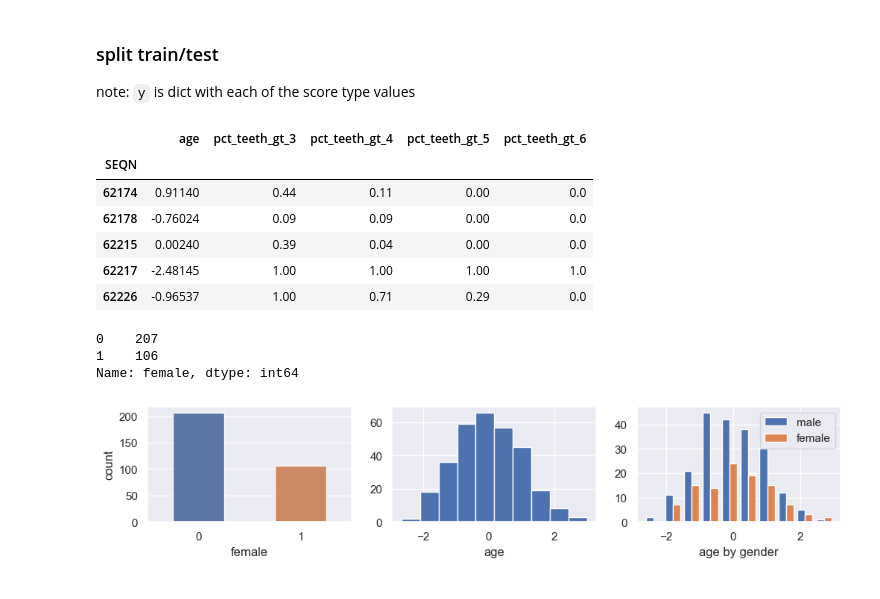
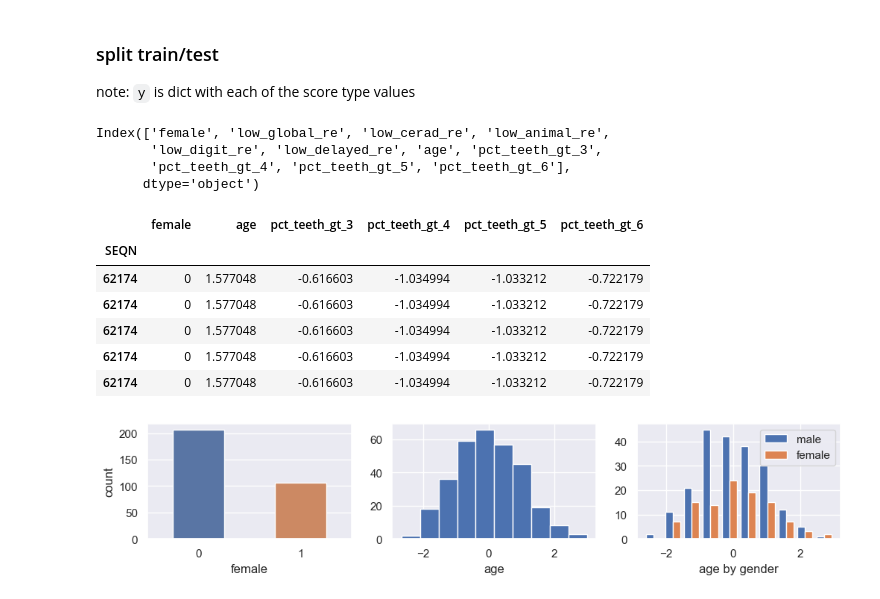
Before and after one commit to uflcod/nhanes-analysis, a Jupyter notebook: nhanes/2011_2012/scripts/cognitive_ml.ipynb, the cells around one changed output. Saved outputs shown, nothing was run; the diff lists cells and outputs as text; code cells hidden in the pictures.

```diff
--- a/nhanes/2011_2012/scripts/cognitive_ml.ipynb
+++ b/nhanes/2011_2012/scripts/cognitive_ml.ipynb
@@ -26,5 +54,3 @@ NHANES cognitive data downloaded from https://www.icpsr.umich.edu/web/about/cms/
 # %%
-demo_df = pds.read_table('../refined_data/demographics.tsv',  index_col='SEQN')
-nhanescog_df = pds.read_csv('../data/nhanescog_2011_12_CSV.csv', index_col='seqn')
-nhanescog_df.index.name = 'SEQN' # change index name for merging
-perio_df = pds.read_table('../refined_data/perio_summary.tsv', index_col='SEQN')
+adjusted_df = make_machine_learning_df(test_col=scores) # NB: the data is duplicated to reflect surview weights
+len(adjusted_df)
@@ -218,0 +69,11 @@ def plot_feature_importances(df, models):
+# %%
+# standarize train_df values
+scaler = StandardScaler() # creates z-scores
+
+# trainform data
+standardize_cols = ['age', 'pct_teeth_gt_3', 'pct_teeth_gt_4', 'pct_teeth_gt_5', 'pct_teeth_gt_6']
+scaled_data = scaler.fit_transform(adjusted_df[standardize_cols].to_numpy())
+
+# put scaled data in dataframe
+scaled_df = pds.DataFrame(scaled_data, columns=standardize_cols, index=adjusted_df.index)
+scaled_df = pds.concat([adjusted_df[['female'] + scores], scaled_df], axis=1)
@@ -243,23 +88,30 @@ scores = ['low_global_re', 'low_cerad_re', 'low_animal_re', 'low_digit_re', 'low
 # %% [markdown]
 ### split train/test
 note: `y` is dict with each of the score type values
+# %%
+scaled_df.columns
+# %% [output]
+Index(['female', 'low_global_re', 'low_cerad_re', 'low_animal_re',
+       'low_digit_re', 'low_delayed_re', 'age', 'pct_teeth_gt_3',
+       'pct_teeth_gt_4', 'pct_teeth_gt_5', 'pct_teeth_gt_6'],
+      dtype='object')
 # %%
-scores = ['low_global_re', 'low_cerad_re', 'low_animal_re', 'low_digit_re', 'low_delayed_re']
+# scores = ['low_global_re', 'low_cerad_re', 'low_animal_re', 'low_digit_re', 'low_delayed_re']
 
-train_df = merged_df.dropna()[['z_global_age', 'pct_teeth_gt_3', 'pct_teeth_gt_4', 'pct_teeth_gt_5', 'pct_teeth_gt_6']]
-train_df = train_df.rename(columns={'z_global_age': 'age'})
-
+# train_df = merged_df.dropna()[['z_global_age', 'pct_teeth_gt_3', 'pct_teeth_gt_4', 'pct_teeth_gt_5', 'pct_teeth_gt_6']]
+# train_df = train_df.rename(columns={'z_global_age': 'age'})
+X = scaled_df.drop(scores, axis=1)
 y = {
-    score: merged_df.dropna()[score].values
+    score: scaled_df[score].values
     for score in scores
 }
 # %%
-train_df.head()
+X.head()
 # %% [output]
-|  | age | pct_teeth_gt_3 | pct_teeth_gt_4 | pct_teeth_gt_5 | pct_teeth_gt_6 |
-| SEQN |  |  |  |  |  |
-| 62174 | 0.91140 | 0.44 | 0.11 | 0.00 | 0.0 |
-| 62178 | -0.76024 | 0.09 | 0.09 | 0.00 | 0.0 |
-| 62215 | 0.00240 | 0.39 | 0.04 | 0.00 | 0.0 |
-| 62217 | -2.48145 | 1.00 | 1.00 | 1.00 | 1.0 |
-| 62226 | -0.96537 | 1.00 | 0.71 | 0.29 | 0.0 |
+|  | female | age | pct_teeth_gt_3 | pct_teeth_gt_4 | pct_teeth_gt_5 | pct_teeth_gt_6 |
+| SEQN |  |  |  |  |  |  |
+| 62174 | 0 | 1.577048 | -0.616603 | -1.034994 | -1.033212 | -0.722179 |
+| 62174 | 0 | 1.577048 | -0.616603 | -1.034994 | -1.033212 | -0.722179 |
+| 62174 | 0 | 1.577048 | -0.616603 | -1.034994 | -1.033212 | -0.722179 |
+| 62174 | 0 | 1.577048 | -0.616603 | -1.034994 | -1.033212 | -0.722179 |
+| 62174 | 0 | 1.577048 | -0.616603 | -1.034994 | -1.033212 | -0.722179 |
@@ -271,9 +118,3 @@ scaled_df = pds.merge(merged_df[['female']], scaled_df, how='inner', on='SEQN')
-# %%
-scaled_df.female.value_counts()
-# %% [output]
-0    207
-1    106
-Name: female, dtype: int64
 # %%
 # plt.figure(figsize=(10,2))
 fig, axs = plt.subplots(1, 3, figsize=(12,2))
```
Also changed, not shown: parts of 28 cells of this notebook, 1 other file.
